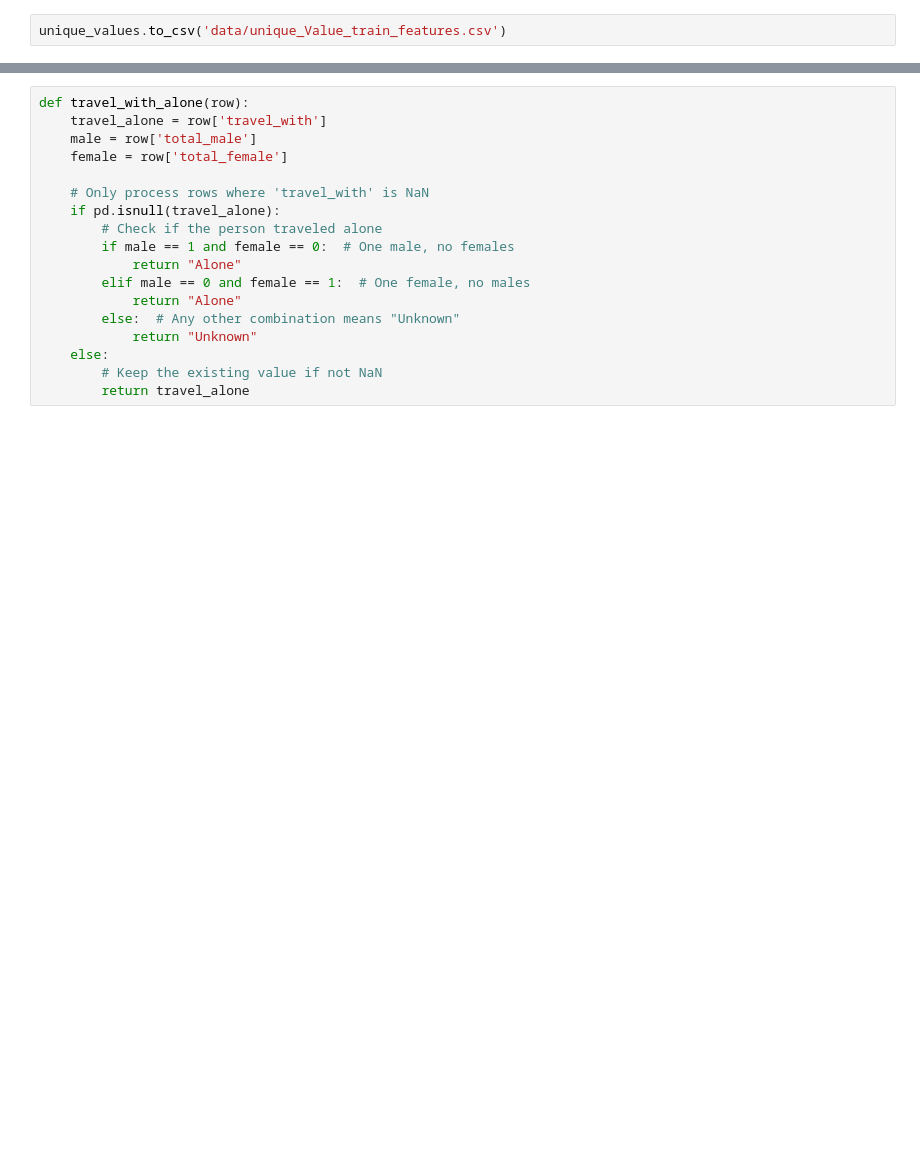
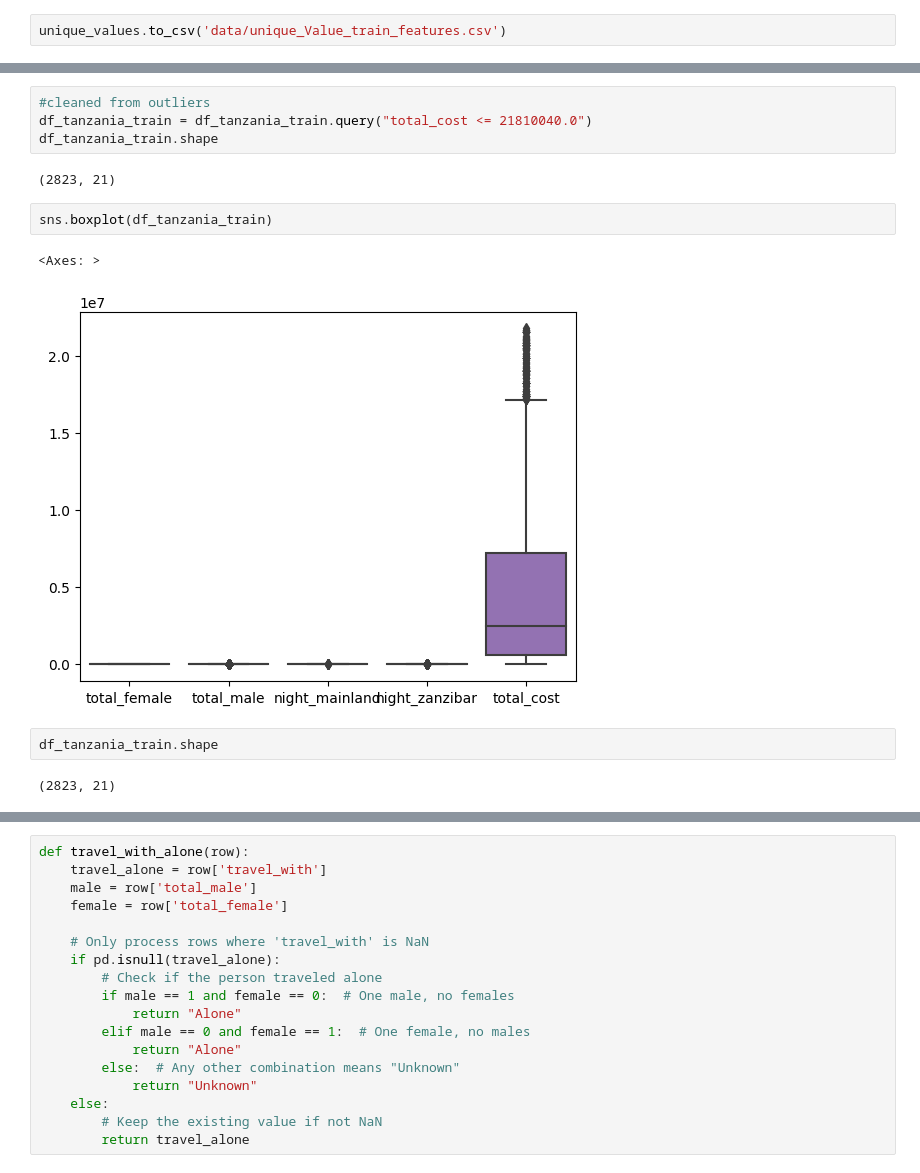
Before and after one commit to marinamoya/tanzania-turism-ml-project, a Jupyter notebook: Train_features_EDA _new_new.ipynb, the cells around one changed output, grey strips where cells are left out. Cells and saved outputs as stored; diff of their text form; blank space fills up the shorter version.

```diff
--- a/Train_features_EDA _new_new.ipynb
+++ b/Train_features_EDA _new_new.ipynb
@@ -352,0 +311,15 @@ dtype: int64
+# %%
+#cleaned from outliers
+df_tanzania_train = df_tanzania_train.query("total_cost <= 21810040.0")
+df_tanzania_train.shape
+# %% [output]
+(2823, 21)
+# %%
+sns.boxplot(df_tanzania_train)
+# %% [output]
+<Axes: >
+[figure, added]
+# %%
+df_tanzania_train.shape
+# %% [output]
+(2823, 21)
```
Also changed, not shown: parts of 94 cells of this notebook.
